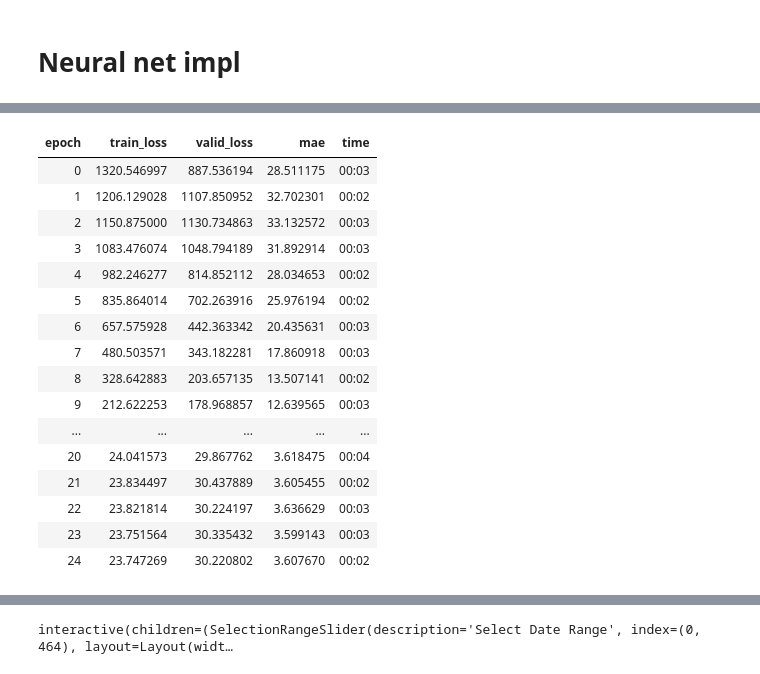
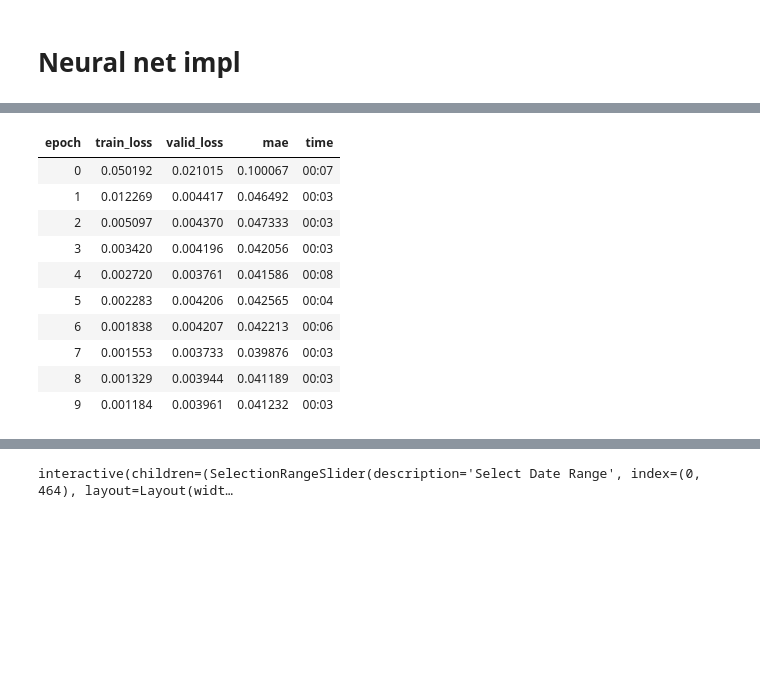
Before and after one commit to Magellol/montreal-aqi-predictions, a Jupyter notebook: index.ipynb, the cells around one changed output, grey strips where cells are left out. Drawn from its saved outputs; the diff is of its cells as text; code cells hidden in the pictures; blank space fills up the shorter version.

```diff
--- a/index.ipynb
+++ b/index.ipynb
@@ -221,6 +221,9 @@ group1_df
 |  | 2024-04-09 23:00:00 | 21 |
 1144171 rows × 1 columns
 # %%
+from sklearn.preprocessing import MinMaxScaler
+
+
 # Get the mean across all station maximums for each datetime
 group2_df = group1_df.groupby("datetime").mean("valeur")
 group2_df.reset_index(inplace=True)
@@ -234,6 +237,11 @@ merged['month'] = merged['datetime'].dt.month
 merged['day'] = merged['datetime'].dt.day
 merged['weekday'] = merged['datetime'].dt.weekday
 merged['hour'] = merged['datetime'].dt.hour
+merged['valeur'] = merged['valeur'].clip(upper=100)
+
+scaler = MinMaxScaler()
+# Fit the scaler to the clamped data and transform it
+merged['valeur'] = scaler.fit_transform(merged[['valeur']])
 
 # merged[merged['datetime'] >= pd.Timestamp("2023-10-01")]
 merged
@@ -301,7 +309,7 @@ dls.show_batch()
 # %% [markdown]
 # Neural net impl
 # %%
-learn = tabular_learner(dls, metrics=mae, layers=[500, 250], y_range=(0, 102))
+learn = tabular_learner(dls, metrics=mae, layers=[500, 250], y_range=(0, 1))
 # %%
 learn.lr_find(suggest_funcs=[valley, slide])
 # %% [output]
@@ -311,23 +319,17 @@ SuggestedLRs(valley=0.0014454397605732083, slide=6.309573450380412e-07)
 # %%
-learn.fit_one_cycle(25, 0.0001)
+learn.fit_one_cycle(10, 0.01)
 # %% [output]
 | epoch | train_loss | valid_loss | mae | time |
-| 0 | 1320.546997 | 887.536194 | 28.511175 | 00:03 |
-| 1 | 1206.129028 | 1107.850952 | 32.702301 | 00:02 |
-| 2 | 1150.875000 | 1130.734863 | 33.132572 | 00:03 |
-| 3 | 1083.476074 | 1048.794189 | 31.892914 | 00:03 |
-| 4 | 982.246277 | 814.852112 | 28.034653 | 00:02 |
-| 5 | 835.864014 | 702.263916 | 25.976194 | 00:02 |
-| 6 | 657.575928 | 442.363342 | 20.435631 | 00:03 |
-| 7 | 480.503571 | 343.182281 | 17.860918 | 00:03 |
-| 8 | 328.642883 | 203.657135 | 13.507141 | 00:02 |
-| 9 | 212.622253 | 178.968857 | 12.639565 | 00:03 |
-| ... | ... | ... | ... | ... |
-| 20 | 24.041573 | 29.867762 | 3.618475 | 00:04 |
-| 21 | 23.834497 | 30.437889 | 3.605455 | 00:02 |
-| 22 | 23.821814 | 30.224197 | 3.636629 | 00:03 |
-| 23 | 23.751564 | 30.335432 | 3.599143 | 00:03 |
-| 24 | 23.747269 | 30.220802 | 3.607670 | 00:02 |
+| 0 | 0.050192 | 0.021015 | 0.100067 | 00:07 |
+| 1 | 0.012269 | 0.004417 | 0.046492 | 00:03 |
+| 2 | 0.005097 | 0.004370 | 0.047333 | 00:03 |
+| 3 | 0.003420 | 0.004196 | 0.042056 | 00:03 |
+| 4 | 0.002720 | 0.003761 | 0.041586 | 00:08 |
+| 5 | 0.002283 | 0.004206 | 0.042565 | 00:04 |
+| 6 | 0.001838 | 0.004207 | 0.042213 | 00:06 |
+| 7 | 0.001553 | 0.003733 | 0.039876 | 00:03 |
+| 8 | 0.001329 | 0.003944 | 0.041189 | 00:03 |
+| 9 | 0.001184 | 0.003961 | 0.041232 | 00:03 |
 # %%
 def mk_analysis_df(df, preds):
   return pd.DataFrame({'datetime': df['datetime'],
```
Also changed, not shown: parts of 7 cells of this notebook.
